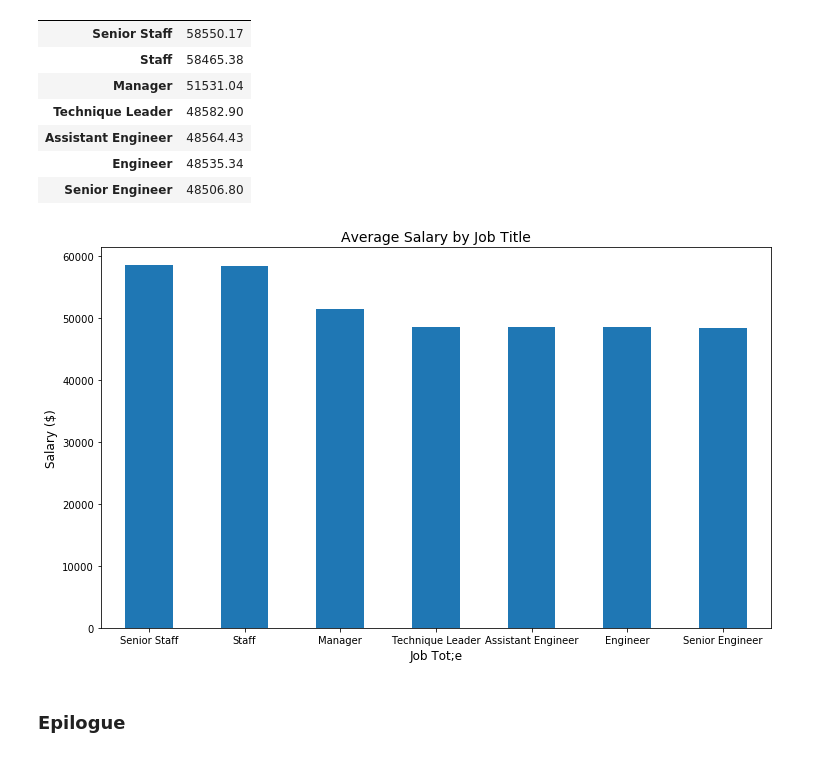
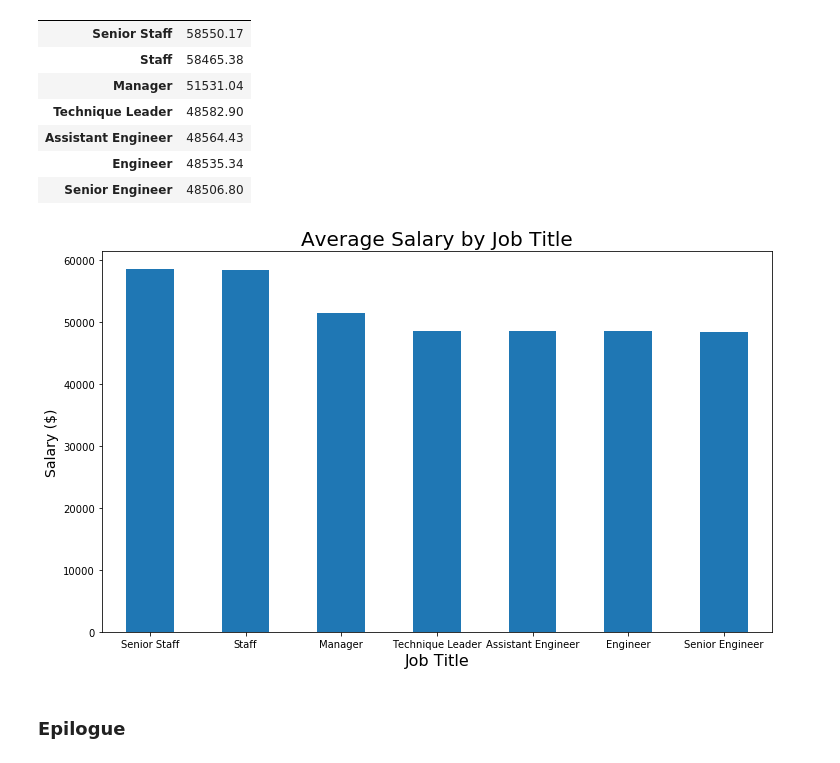
Before and after one commit to Nicole1701/database-analysis-sql, a Jupyter notebook: Bonus.ipynb, the cells around one changed output. Saved outputs shown, nothing was run; the diff lists cells and outputs as text; code cells hidden in the pictures.

```diff
--- a/Bonus.ipynb
+++ b/Bonus.ipynb
@@ -210,19 +210,19 @@ data_groupby_pd
 # %%
 data_groupby_pd.plot(kind="bar", figsize=(12,7), rot=0, legend=False, fontsize = 10)
 
 
 # Format chart
-plt.title("Average Salary by Job Title", fontsize=14)
-plt.xlabel("Job Tot;e", fontsize=12)
-plt.ylabel("Salary ($)", fontsize=12)
+plt.title("Average Salary by Job Title", fontsize=20)
+plt.xlabel("Job Title", fontsize=16)
+plt.ylabel("Salary ($)", fontsize=14)
 
 
 # Save image
 plt.savefig("images/Salary_by_Title.png")
 
 plt.show()
 # %% [output]
-[figure, old version]
+[figure, new version]
 # %% [markdown]
 ### Epilogue
 # %%
```
Also changed, not shown: parts of 1 cell of this notebook, 11 other files.
